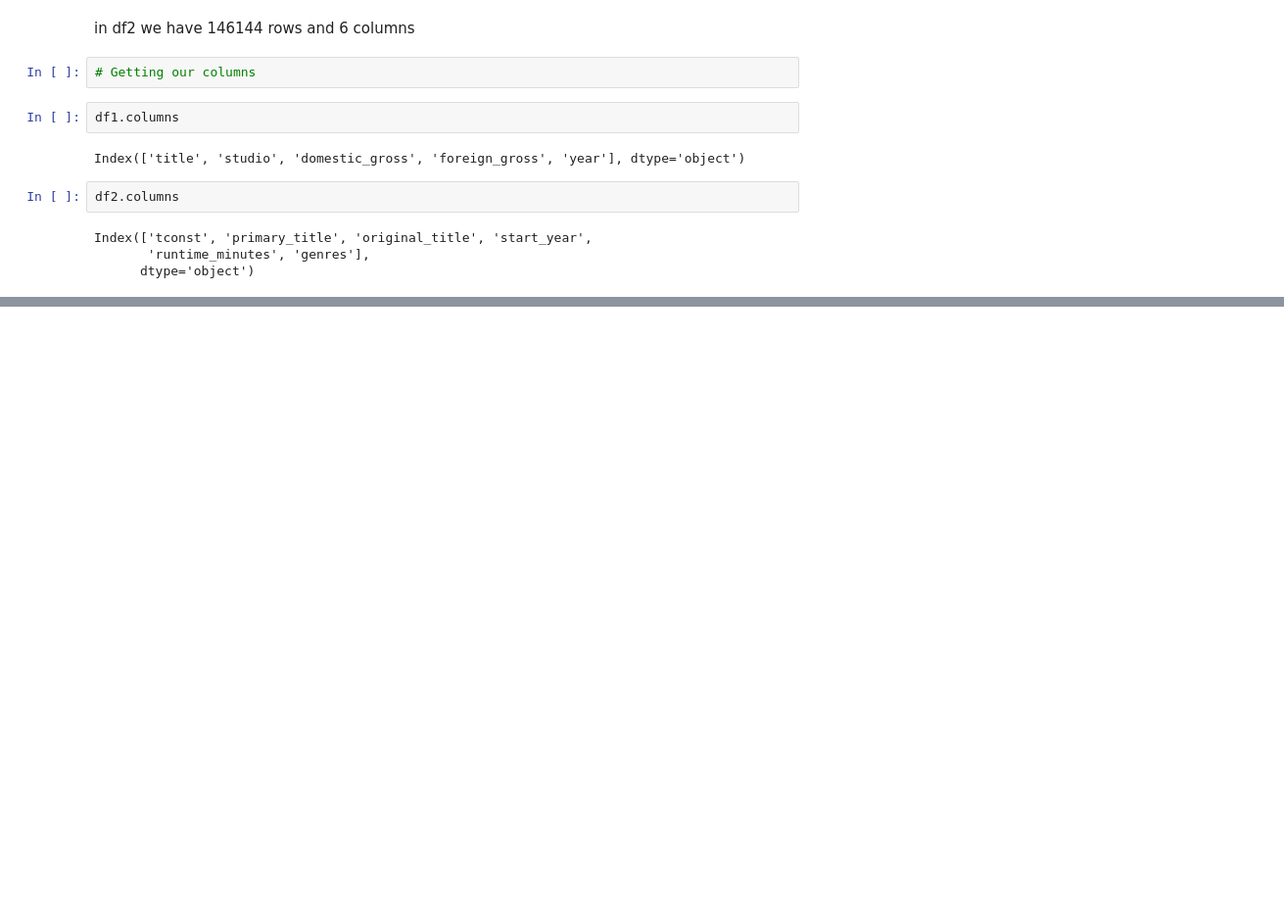
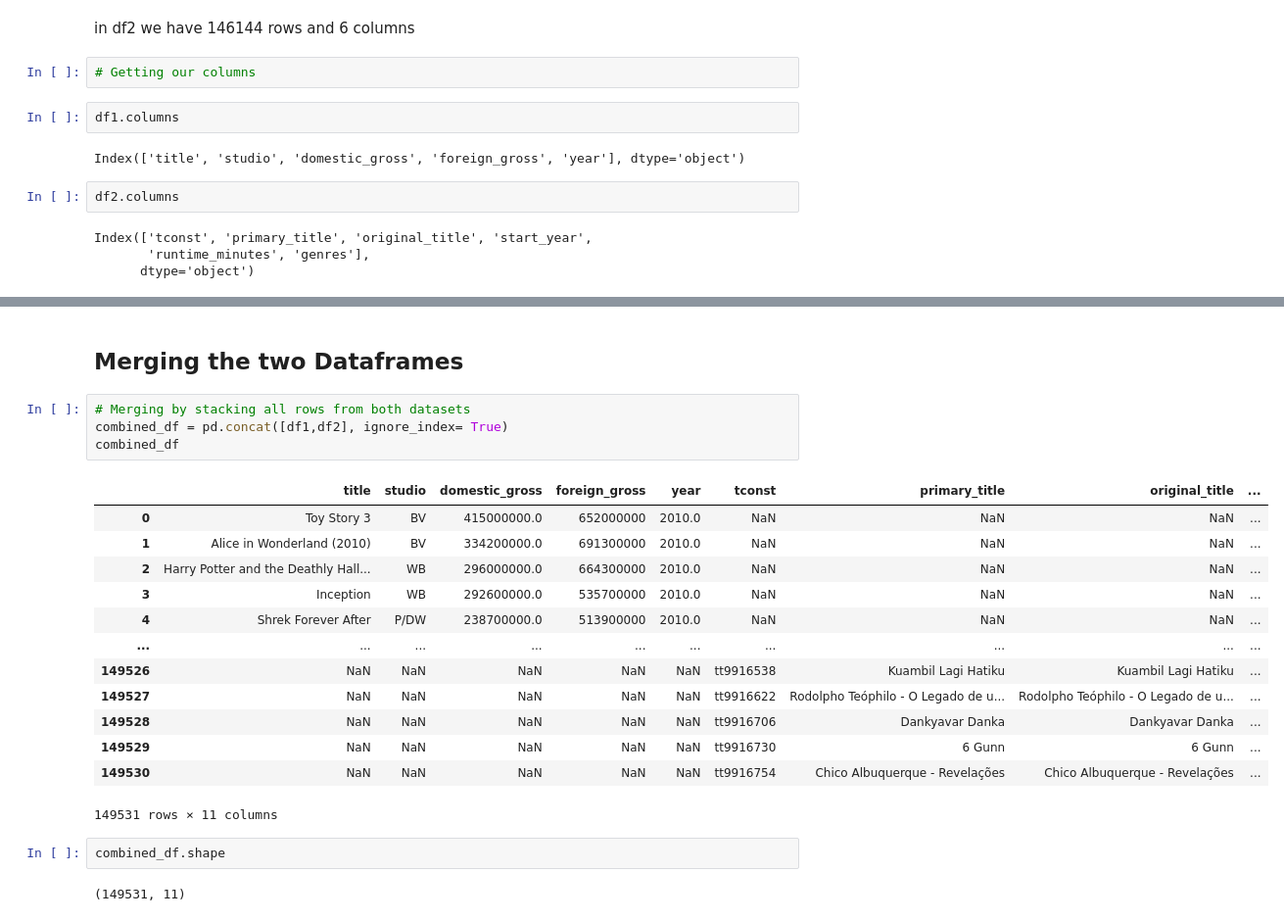
Before and after one commit to Ella244-18/phase-1-project, a Jupyter notebook: student.ipynb, the cells around one changed output, grey strips where cells are left out. Shown at 98% size. Saved outputs shown, nothing was run; the diff lists cells and outputs as text; blank space fills up the shorter version.

```diff
--- a/student.ipynb
+++ b/student.ipynb
@@ -153,0 +180,24 @@ Index(['tconst', 'primary_title', 'original_title', 'start_year',
+# %% [markdown]
+## Merging the two Dataframes
+# %%
+# Merging by stacking all rows from both datasets
+combined_df = pd.concat([df1,df2], ignore_index= True)
+combined_df
+# %% [output]
+|  | title | studio | domestic_gross | foreign_gross | year | tconst | primary_title | original_title | ... |
+| 0 | Toy Story 3 | BV | 415000000.0 | 652000000 | 2010.0 | NaN | NaN | NaN | ... |
+| 1 | Alice in Wonderland (2010) | BV | 334200000.0 | 691300000 | 2010.0 | NaN | NaN | NaN | ... |
+| 2 | Harry Potter and the Deathly Hall... | WB | 296000000.0 | 664300000 | 2010.0 | NaN | NaN | NaN | ... |
+| 3 | Inception | WB | 292600000.0 | 535700000 | 2010.0 | NaN | NaN | NaN | ... |
+| 4 | Shrek Forever After | P/DW | 238700000.0 | 513900000 | 2010.0 | NaN | NaN | NaN | ... |
+| ... | ... | ... | ... | ... | ... | ... | ... | ... | ... |
+| 149526 | NaN | NaN | NaN | NaN | NaN | tt9916538 | Kuambil Lagi Hatiku | Kuambil Lagi Hatiku | ... |
+| 149527 | NaN | NaN | NaN | NaN | NaN | tt9916622 | Rodolpho Teóphilo - O Legado de u... | Rodolpho Teóphilo - O Legado de u... | ... |
+| 149528 | NaN | NaN | NaN | NaN | NaN | tt9916706 | Dankyavar Danka | Dankyavar Danka | ... |
+| 149529 | NaN | NaN | NaN | NaN | NaN | tt9916730 | 6 Gunn | 6 Gunn | ... |
+| 149530 | NaN | NaN | NaN | NaN | NaN | tt9916754 | Chico Albuquerque - Revelações | Chico Albuquerque - Revelações | ... |
+149531 rows × 11 columns
+# %%
+combined_df.shape
+# %% [output]
+(149531, 11)
```
Also changed, not shown: parts of 5 cells of this notebook.
